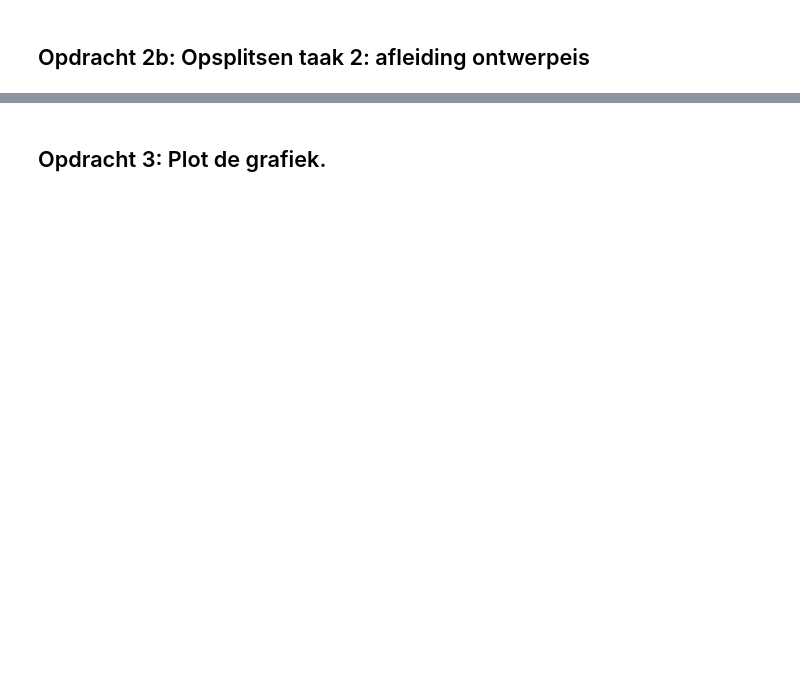
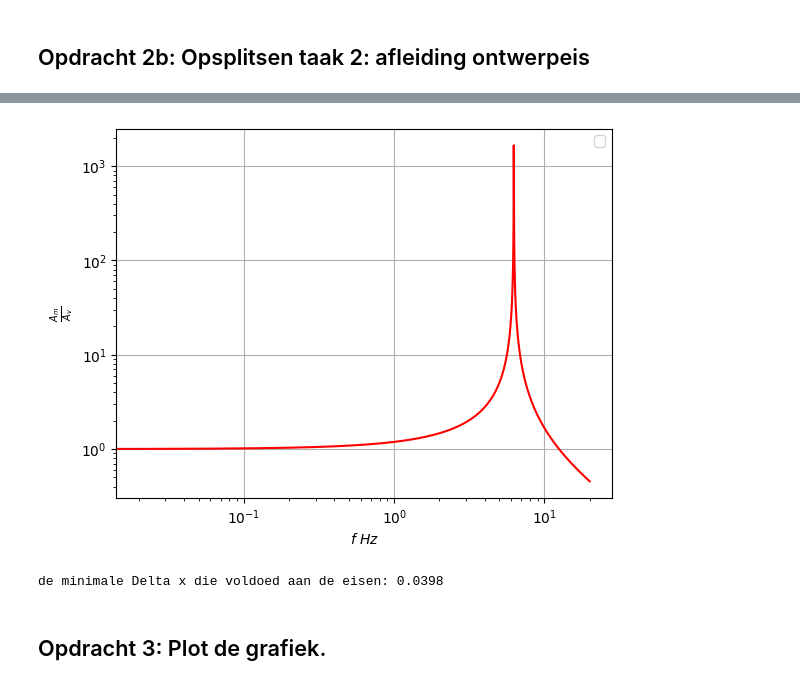
Before and after one commit to gltChboy/opdrachten-DEF-D, a Jupyter notebook: FysiekeOntwerpopdrachten/5MaakEenOpstellingTrillingsvrij/Ontwerpopdracht5MaakEenOpstellingTrillingsvrijInvulTemplate.ipynb, the cells around one changed output, grey strips where cells are left out. Cells and saved outputs as stored; diff of their text form; code cells hidden in the pictures; blank space fills up the shorter version.

```diff
--- a/FysiekeOntwerpopdrachten/5MaakEenOpstellingTrillingsvrij/Ontwerpopdracht5MaakEenOpstellingTrillingsvrijInvulTemplate.ipynb
+++ b/FysiekeOntwerpopdrachten/5MaakEenOpstellingTrillingsvrij/Ontwerpopdracht5MaakEenOpstellingTrillingsvrijInvulTemplate.ipynb
@@ -49,7 +69,34 @@ Vul onderstaande tabel in:
 # %%
-# Voeg hier je plot in.
+def model(f):
+    global f0
+    return (1)/(1 - ( f / (f0**2)))
+
+f0 = 5/2
+f = np.linspace(0, 20, 1000)
+AmAv = model(f)
+
+#plot
+plt.figure()
+
+plt.loglog(f, abs(AmAv), "r-")
+
+plt.xlabel(r"$f$ $Hz$")
+plt.ylabel(r"$\frac{A_{m}}{A_{v}}$")
+
+plt.legend()
+plt.grid()
+plt.show()
+# %% [output]
+[figure, added]
 # %%
-# Bereken hier de minimale Delta-x waarbij je aan de eis van de opdracht voldoet.
+g = 9.81 #m/s^2
+f0 = 5/2 #Hz
+w_0 = 2 * np.pi * f0
+dX = g / (w_0**2)
+
+print(f"de minimale Delta x die voldoed aan de eisen: {dX:.3}")
+# %% [output]
+de minimale Delta x die voldoed aan de eisen: 0.0398
 # %% [markdown]
 ## Opdracht 3: Plot de grafiek.
 # %%
```
Also changed, not shown: parts of 11 cells of this notebook, 1 other file.
